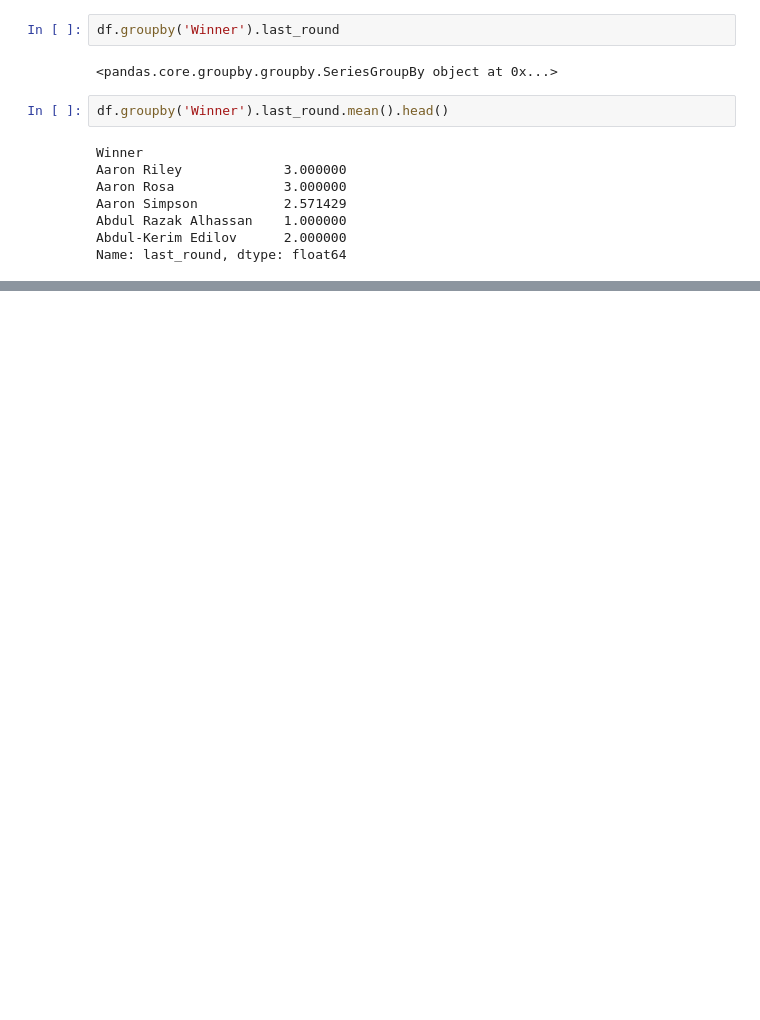
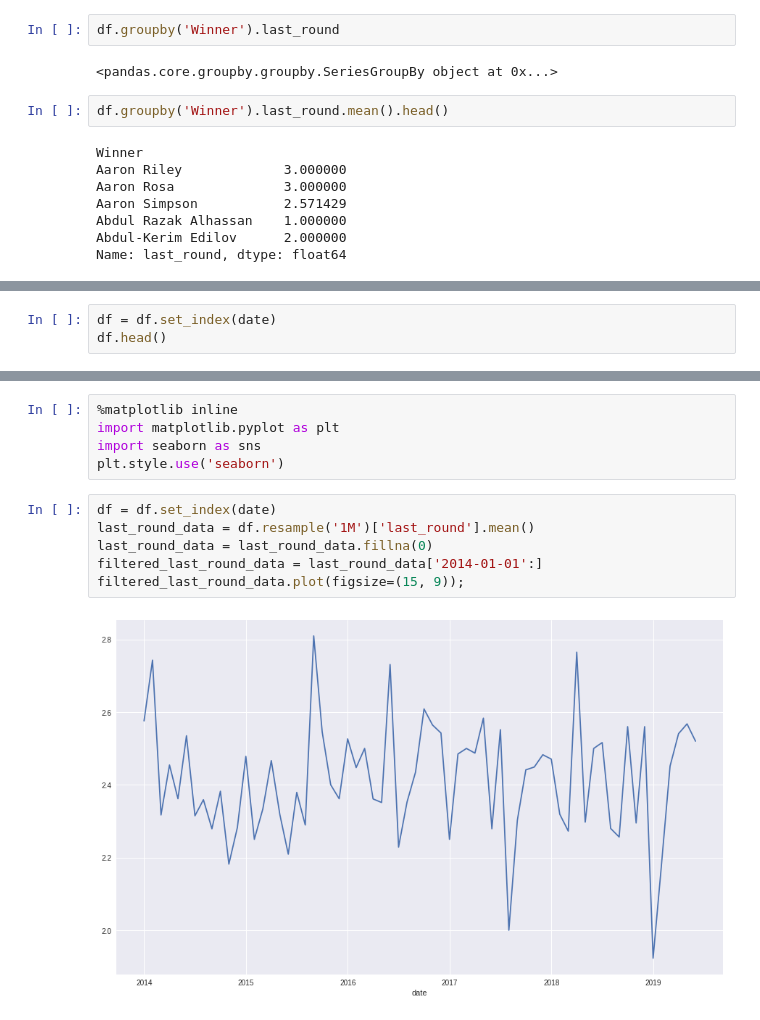
Before and after one commit to carnotaur/pandas_tutorial, a Jupyter notebook: examples.ipynb, the cells around one changed output, grey strips where cells are left out. Saved outputs shown, nothing was run; the diff lists cells and outputs as text; blank space fills up the shorter version.

```diff
--- a/examples.ipynb
+++ b/examples.ipynb
@@ -324,0 +375,3 @@ df.groupby('Winner').last_round.agg(['mean', 'std', 'size']).head()
+# %%
+df = df.set_index(date)
+df.head()
@@ -324,0 +413,13 @@ df.groupby('Winner').last_round.agg(['mean', 'std', 'size']).head()
+# %%
+%matplotlib inline
+import matplotlib.pyplot as plt
+import seaborn as sns
+plt.style.use('seaborn')
+# %%
+df = df.set_index(date)
+last_round_data = df.resample('1M')['last_round'].mean()
+last_round_data = last_round_data.fillna(0)
+filtered_last_round_data = last_round_data['2014-01-01':]
+filtered_last_round_data.plot(figsize=(15, 9));
+# %% [output]
+[figure, added]
```
Also changed, not shown: parts of 34 cells of this notebook, 10 other files.
